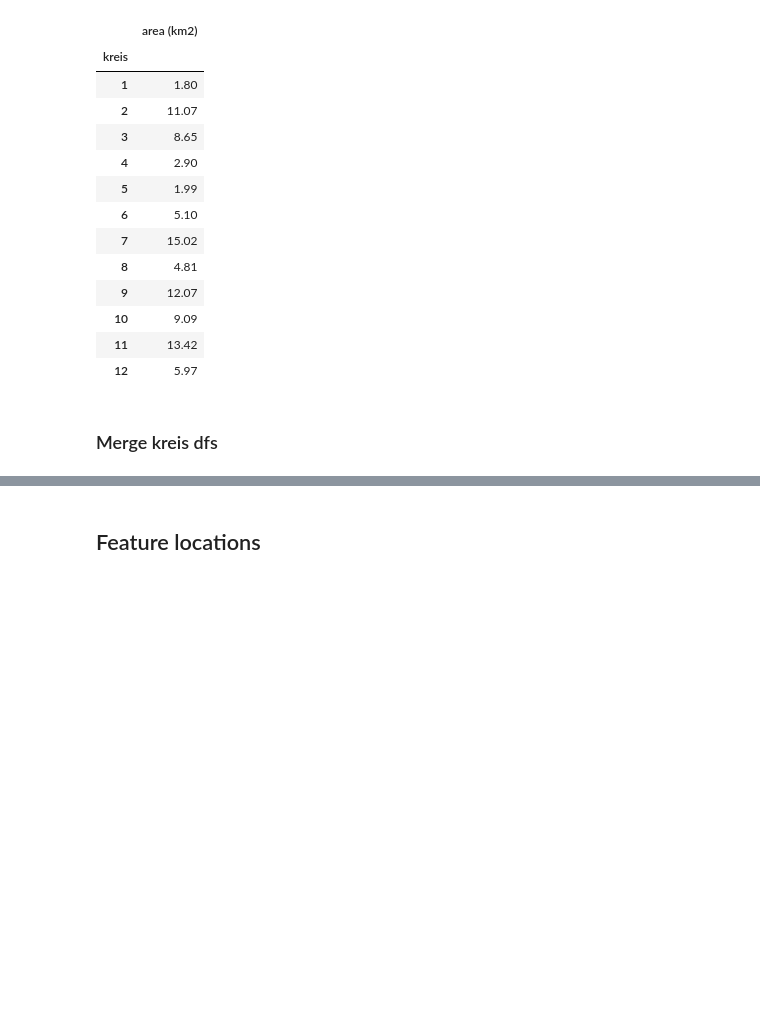
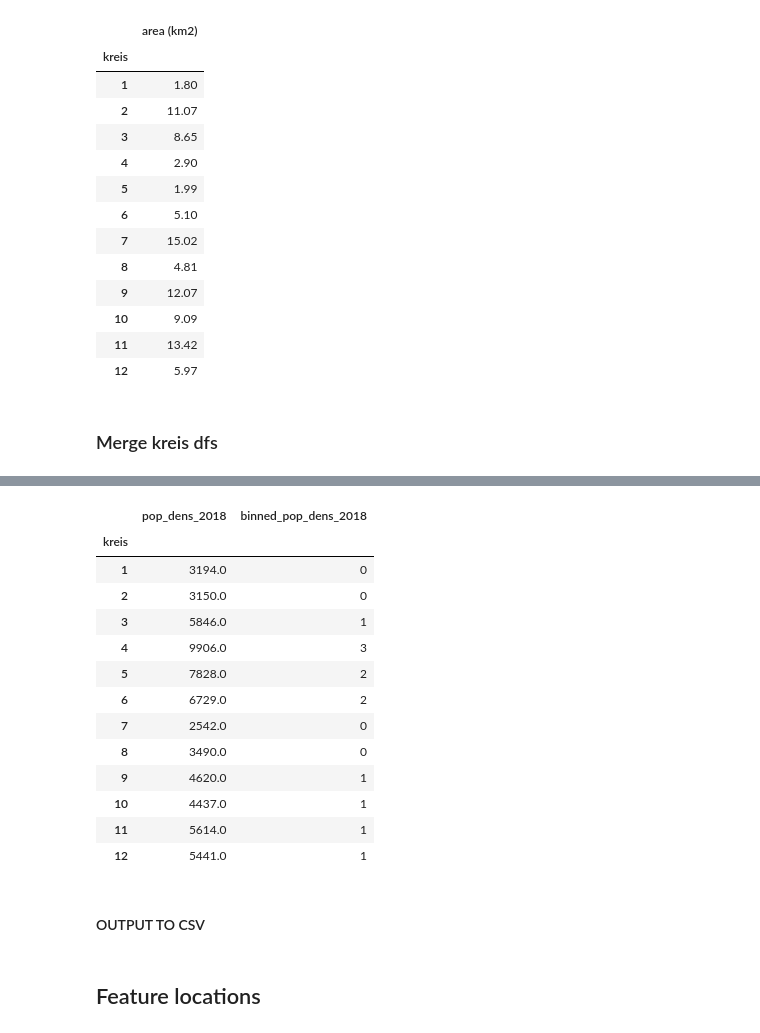
Before and after one commit to BarrySunderland/propulsion-migros-data-challange-oana-barry-fabio, a Jupyter notebook: plotting.ipynb, the cells around one changed output, grey strips where cells are left out. Cells and saved outputs as stored; diff of their text form; code cells hidden in the pictures; blank space fills up the shorter version.

```diff
--- a/plotting.ipynb
+++ b/plotting.ipynb
@@ -42,3 +43,7 @@ from ast import literal_eval
 * color palette blender/generator: https://meyerweb.com/eric/tools/color-blend/#0066CC:D6E2FF:4:hex
 # %% [markdown]
 ### Functions
+# %%
+def round_up(num, sig_figs):
+
+    return math.ceil(num / (10**sig_figs)) * (10**sig_figs)
@@ -246,0 +289,2 @@ df_kreis['pop_dens_2035'] = df_kreis['2035'] / df_kreis['area (km2)']
+# %%
+df_kreis['binned_pop_dens_2018'] = pd.cut(df_kreis['pop_dens_2018'], bins=bins, labels=labels)
@@ -246,0 +308,19 @@ df_kreis['pop_dens_2035'] = df_kreis['2035'] / df_kreis['area (km2)']
+# %%
+df_kreis[['pop_dens_2018','binned_pop_dens_2018']]
+# %% [output]
+|  | pop_dens_2018 | binned_pop_dens_2018 |
+| kreis |  |  |
+| 1 | 3194.0 | 0 |
+| 2 | 3150.0 | 0 |
+| 3 | 5846.0 | 1 |
+| 4 | 9906.0 | 3 |
+| 5 | 7828.0 | 2 |
+| 6 | 6729.0 | 2 |
+| 7 | 2542.0 | 0 |
+| 8 | 3490.0 | 0 |
+| 9 | 4620.0 | 1 |
+| 10 | 4437.0 | 1 |
+| 11 | 5614.0 | 1 |
+| 12 | 5441.0 | 1 |
+# %% [markdown]
+#### OUTPUT TO CSV
```
Also changed, not shown: parts of 19 cells of this notebook, 5 other files.
